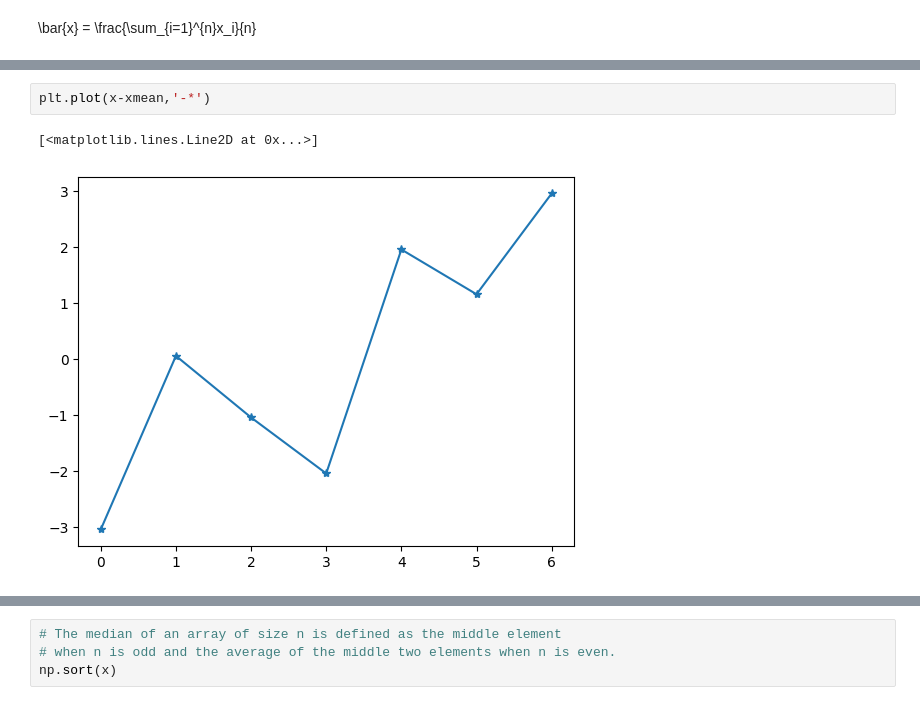
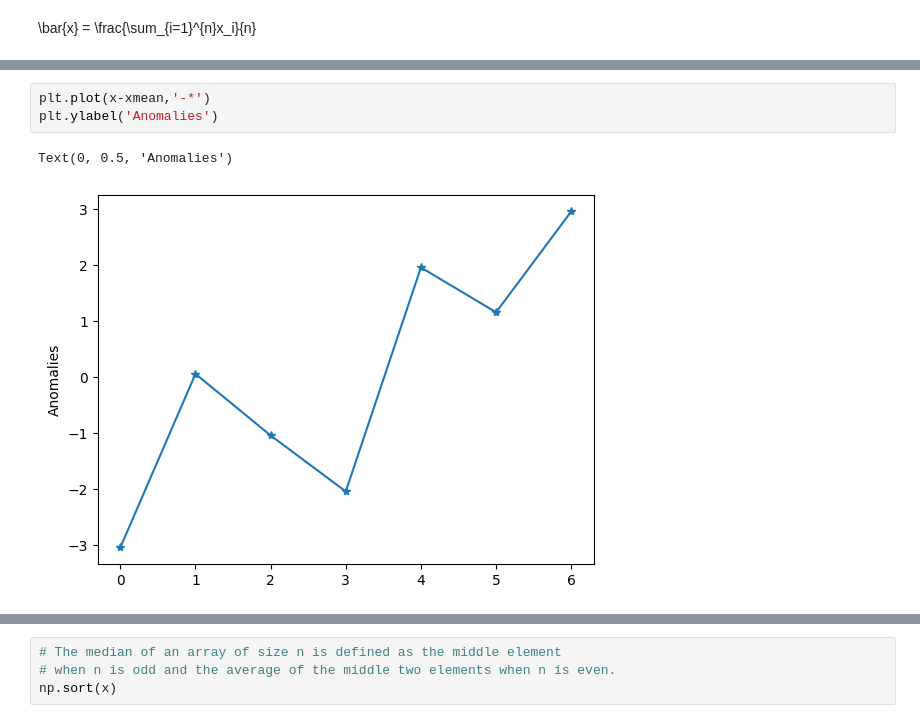
Before and after one commit to milicak/Data_Analysis_Course, a Jupyter notebook: Sample_distributions_mean_median_std.ipynb, the cells around one changed output, grey strips where cells are left out. Drawn from its saved outputs; the diff is of its cells as text.

```diff
--- a/Sample_distributions_mean_median_std.ipynb
+++ b/Sample_distributions_mean_median_std.ipynb
@@ -35,8 +35,9 @@ np.mean(x)
 # %%
 plt.plot(x-xmean,'-*')
+plt.ylabel('Anomalies')
 # %% [output]
-[<matplotlib.lines.Line2D at 0x...>]
+Text(0, 0.5, 'Anomalies')
-[figure, old version]
+[figure, new version]
 # %%
 from scipy.signal import detrend
 x_d_const = detrend(x, type='constant')
```
Also changed, not shown: parts of 19 cells of this notebook.
